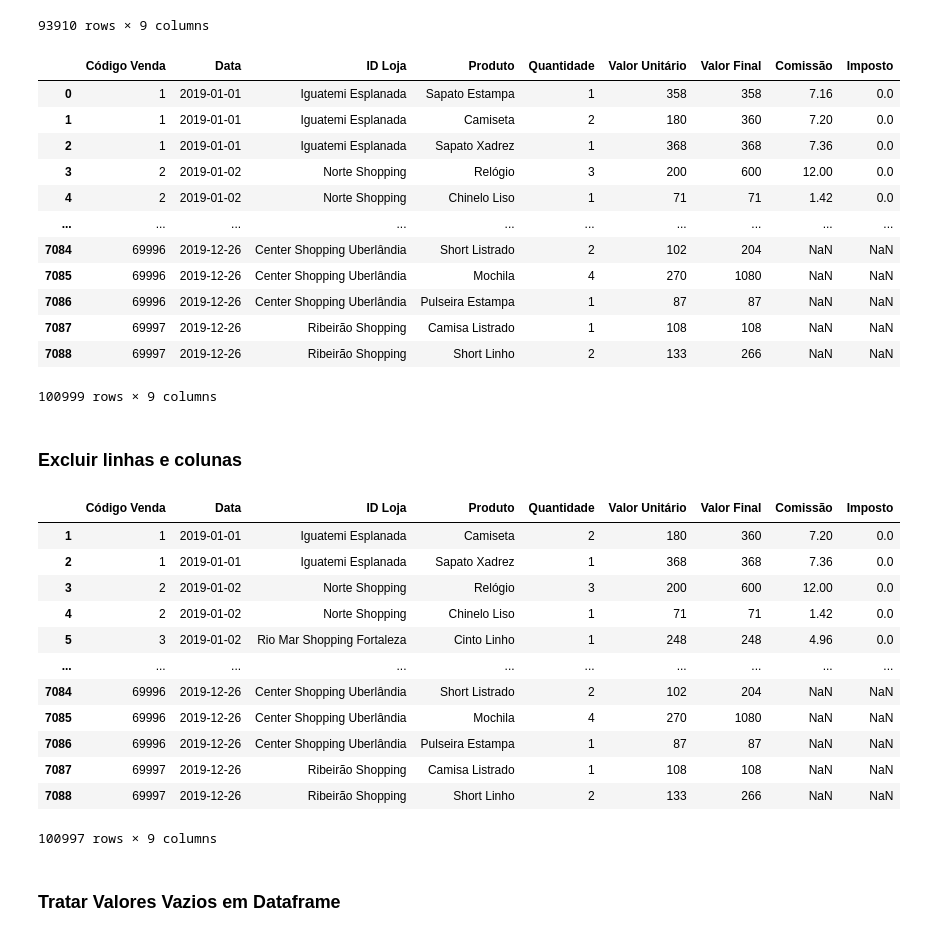
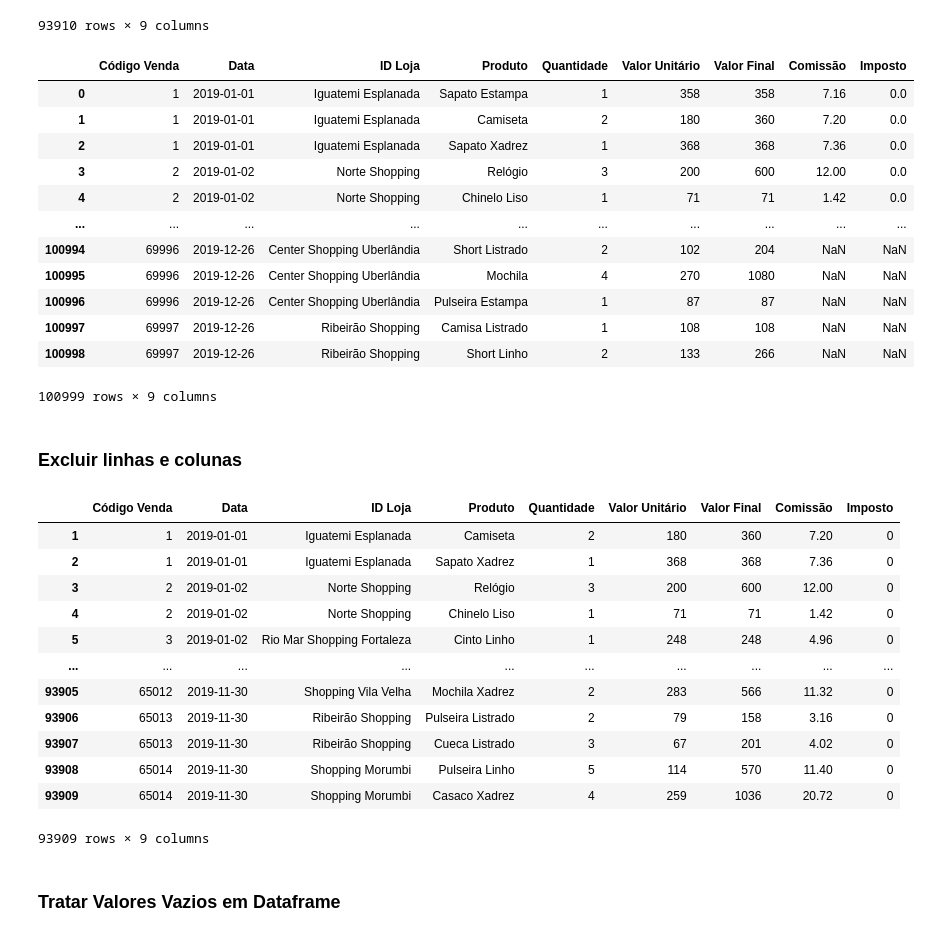
Before and after one commit to GabrielBlauther/Curso-de-Ciencias-de-Dados, a Jupyter notebook: aula_3/Introdução ao Pandas.ipynb, the cells around one changed output. Drawn from its saved outputs; the diff is of its cells as text; code cells hidden in the pictures.

```diff
--- a/aula_3/Introdução ao Pandas.ipynb
+++ b/aula_3/Introdução ao Pandas.ipynb
@@ -321,21 +321,22 @@ vendas_df
 # %%
 #Adiciona o Dataframe vendas_dez_df no final do dataframe vendas_df
 #Método append sempre adiciona
-vendas_df_2 = vendas_df.append(vendas_dez_df)
+# Concatenar DataFrames
+vendas_df_2 = pd.concat([vendas_df, vendas_dez_df], ignore_index=True)
 display(vendas_df_2)
 # %% [output]
 |  | Código Venda | Data | ID Loja | Produto | Quantidade | Valor Unitário | Valor Final | Comissão | Imposto |
 | 0 | 1 | 2019-01-01 | Iguatemi Esplanada | Sapato Estampa | 1 | 358 | 358 | 7.16 | 0.0 |
 | 1 | 1 | 2019-01-01 | Iguatemi Esplanada | Camiseta | 2 | 180 | 360 | 7.20 | 0.0 |
 | 2 | 1 | 2019-01-01 | Iguatemi Esplanada | Sapato Xadrez | 1 | 368 | 368 | 7.36 | 0.0 |
 | 3 | 2 | 2019-01-02 | Norte Shopping | Relógio | 3 | 200 | 600 | 12.00 | 0.0 |
 | 4 | 2 | 2019-01-02 | Norte Shopping | Chinelo Liso | 1 | 71 | 71 | 1.42 | 0.0 |
 | ... | ... | ... | ... | ... | ... | ... | ... | ... | ... |
-| 7084 | 69996 | 2019-12-26 | Center Shopping Uberlândia | Short Listrado | 2 | 102 | 204 | NaN | NaN |
-| 7085 | 69996 | 2019-12-26 | Center Shopping Uberlândia | Mochila | 4 | 270 | 1080 | NaN | NaN |
-| 7086 | 69996 | 2019-12-26 | Center Shopping Uberlândia | Pulseira Estampa | 1 | 87 | 87 | NaN | NaN |
-| 7087 | 69997 | 2019-12-26 | Ribeirão Shopping | Camisa Listrado | 1 | 108 | 108 | NaN | NaN |
-| 7088 | 69997 | 2019-12-26 | Ribeirão Shopping | Short Linho | 2 | 133 | 266 | NaN | NaN |
+| 100994 | 69996 | 2019-12-26 | Center Shopping Uberlândia | Short Listrado | 2 | 102 | 204 | NaN | NaN |
+| 100995 | 69996 | 2019-12-26 | Center Shopping Uberlândia | Mochila | 4 | 270 | 1080 | NaN | NaN |
+| 100996 | 69996 | 2019-12-26 | Center Shopping Uberlândia | Pulseira Estampa | 1 | 87 | 87 | NaN | NaN |
+| 100997 | 69997 | 2019-12-26 | Ribeirão Shopping | Camisa Listrado | 1 | 108 | 108 | NaN | NaN |
+| 100998 | 69997 | 2019-12-26 | Ribeirão Shopping | Short Linho | 2 | 133 | 266 | NaN | NaN |
 100999 rows × 9 columns
 # %% [markdown]
 ### Excluir linhas e colunas
@@ -345,18 +346,18 @@ vendas_df = vendas_df.drop(0, axis=0)
 display(vendas_df)
 # %% [output]
 |  | Código Venda | Data | ID Loja | Produto | Quantidade | Valor Unitário | Valor Final | Comissão | Imposto |
-| 1 | 1 | 2019-01-01 | Iguatemi Esplanada | Camiseta | 2 | 180 | 360 | 7.20 | 0.0 |
-| 2 | 1 | 2019-01-01 | Iguatemi Esplanada | Sapato Xadrez | 1 | 368 | 368 | 7.36 | 0.0 |
-| 3 | 2 | 2019-01-02 | Norte Shopping | Relógio | 3 | 200 | 600 | 12.00 | 0.0 |
-| 4 | 2 | 2019-01-02 | Norte Shopping | Chinelo Liso | 1 | 71 | 71 | 1.42 | 0.0 |
-| 5 | 3 | 2019-01-02 | Rio Mar Shopping Fortaleza | Cinto Linho | 1 | 248 | 248 | 4.96 | 0.0 |
+| 1 | 1 | 2019-01-01 | Iguatemi Esplanada | Camiseta | 2 | 180 | 360 | 7.20 | 0 |
+| 2 | 1 | 2019-01-01 | Iguatemi Esplanada | Sapato Xadrez | 1 | 368 | 368 | 7.36 | 0 |
+| 3 | 2 | 2019-01-02 | Norte Shopping | Relógio | 3 | 200 | 600 | 12.00 | 0 |
+| 4 | 2 | 2019-01-02 | Norte Shopping | Chinelo Liso | 1 | 71 | 71 | 1.42 | 0 |
+| 5 | 3 | 2019-01-02 | Rio Mar Shopping Fortaleza | Cinto Linho | 1 | 248 | 248 | 4.96 | 0 |
 | ... | ... | ... | ... | ... | ... | ... | ... | ... | ... |
-| 7084 | 69996 | 2019-12-26 | Center Shopping Uberlândia | Short Listrado | 2 | 102 | 204 | NaN | NaN |
-| 7085 | 69996 | 2019-12-26 | Center Shopping Uberlândia | Mochila | 4 | 270 | 1080 | NaN | NaN |
-| 7086 | 69996 | 2019-12-26 | Center Shopping Uberlândia | Pulseira Estampa | 1 | 87 | 87 | NaN | NaN |
-| 7087 | 69997 | 2019-12-26 | Ribeirão Shopping | Camisa Listrado | 1 | 108 | 108 | NaN | NaN |
-| 7088 | 69997 | 2019-12-26 | Ribeirão Shopping | Short Linho | 2 | 133 | 266 | NaN | NaN |
+| 93905 | 65012 | 2019-11-30 | Shopping Vila Velha | Mochila Xadrez | 2 | 283 | 566 | 11.32 | 0 |
+| 93906 | 65013 | 2019-11-30 | Ribeirão Shopping | Pulseira Listrado | 2 | 79 | 158 | 3.16 | 0 |
+| 93907 | 65013 | 2019-11-30 | Ribeirão Shopping | Cueca Listrado | 3 | 67 | 201 | 4.02 | 0 |
+| 93908 | 65014 | 2019-11-30 | Shopping Morumbi | Pulseira Linho | 5 | 114 | 570 | 11.40 | 0 |
+| 93909 | 65014 | 2019-11-30 | Shopping Morumbi | Casaco Xadrez | 4 | 259 | 1036 | 20.72 | 0 |
-100997 rows × 9 columns
+93909 rows × 9 columns
 # %% [markdown]
 ### Tratar Valores Vazios em Dataframe
 # %%
```
Also changed, not shown: parts of 5 cells of this notebook.
